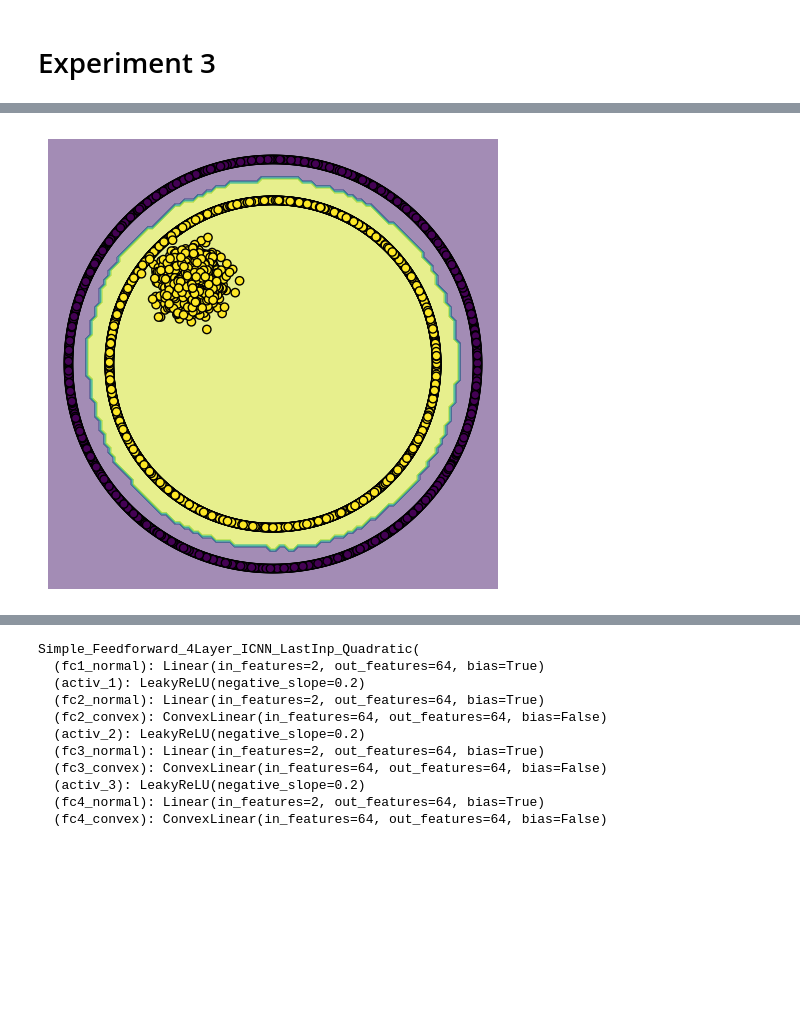
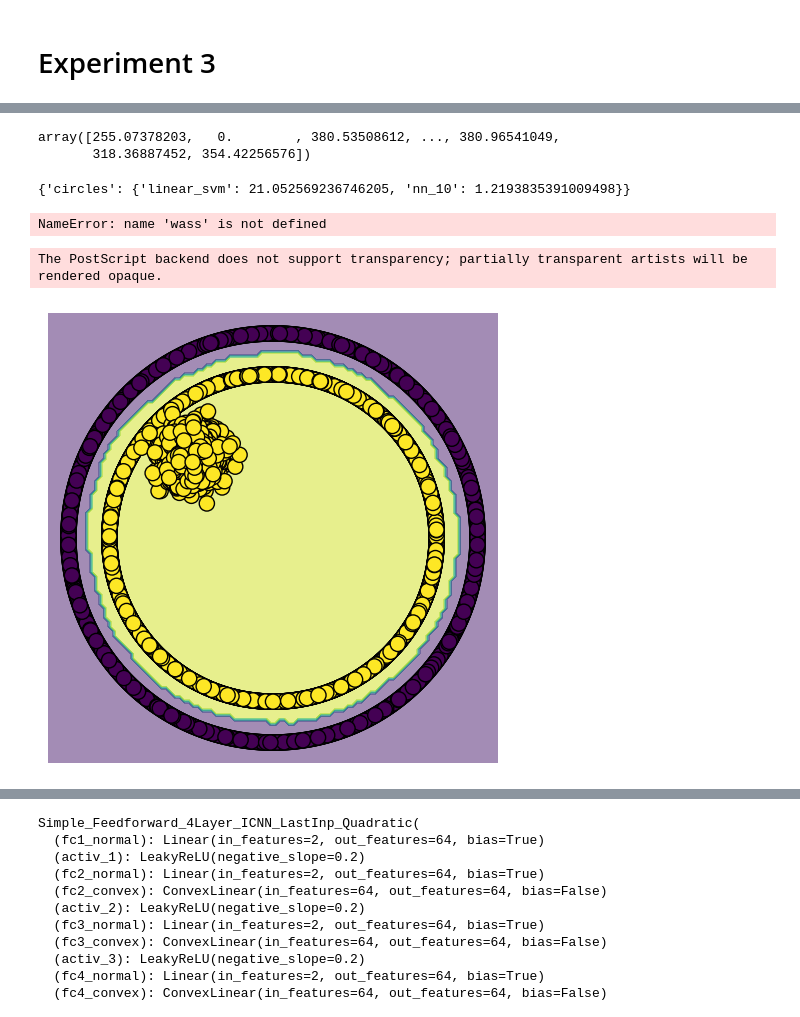
Before and after one commit to nobias-project/OT-ICNN-bias, a Jupyter notebook: notebooks/Evaluation_Experiment_3.ipynb, the cells around one changed output, grey strips where cells are left out. Cells and saved outputs as stored; diff of their text form; code cells hidden in the pictures; blank space fills up the shorter version.

```diff
--- a/notebooks/Evaluation_Experiment_3.ipynb
+++ b/notebooks/Evaluation_Experiment_3.ipynb
@@ -159,0 +252,3 @@ print(distances)
+# %%
+x = data[name]
+y = ground_truth[name]
@@ -160,3 +347,15 @@ print(distances)
+# %%
+np.linalg.norm(x[y==0][1] - x[y==0], axis=1)**2
+# %% [output]
+array([255.07378203,   0.        , 380.53508612, ..., 380.96541049,
+       318.36887452, 354.42256576])
+# %%
+print(distances)
+print(wass)
+print(kwegyir)
+# %% [output]
+{'circles': {'linear_svm': 21.052569236746205, 'nn_10': 1.2193835391009498}}
+NameError: name 'wass' is not defined
 # %%
 distances_ind = dict()
 name = "circles_plus"
@@ -174,36 +373,37 @@ for model_name, model in models.items():
     if model_name == "linear_svm":
         d = (model.decision_function(X[y==1])/
              np.linalg.norm(model.coef_))
 
         distances_ind[name][model_name] = d
 
     else:
         d = np.array(
         [approximate_distance_from_decision_boundary(model, x, quadratic = False, var=10) for x in X[y==0]])
 
         distances_ind[name][model_name] = d
 
     disp = DecisionBoundaryDisplay.from_estimator(
                         model,
                         X,
                         response_method="predict",
                         xlabel=None,
                         ylabel=None,
                         alpha=0.5)
 
-    disp.ax_.scatter(X[:, 0], X[:, 1], c=y, edgecolor="k")
+    disp.ax_.scatter(X[:, 0], X[:, 1], c=y, edgecolor="k", s=120)
 
     disp.ax_.axis("off")
     disp.ax_.set_xlim(-11,11)
     disp.ax_.set_ylim(-11,11)
     disp.ax_.set_box_aspect(1)
 
     plt.tight_layout()
 
-    plt.savefig("../results/Experiment3/circles_plus_{}.png".format(model_name))
+    plt.savefig("../results/Experiment3/circles_plus_{}.eps".format(model_name), format="eps")
     plt.show()
 # %% [output]
+The PostScript backend does not support transparency; partially transparent artists will be rendered opaque.
-[figure, old version]
+[figure, new version]
 # %%
 model = models["nn_10"]
 
```
Also changed, not shown: parts of 15 cells of this notebook, 18 other files.
